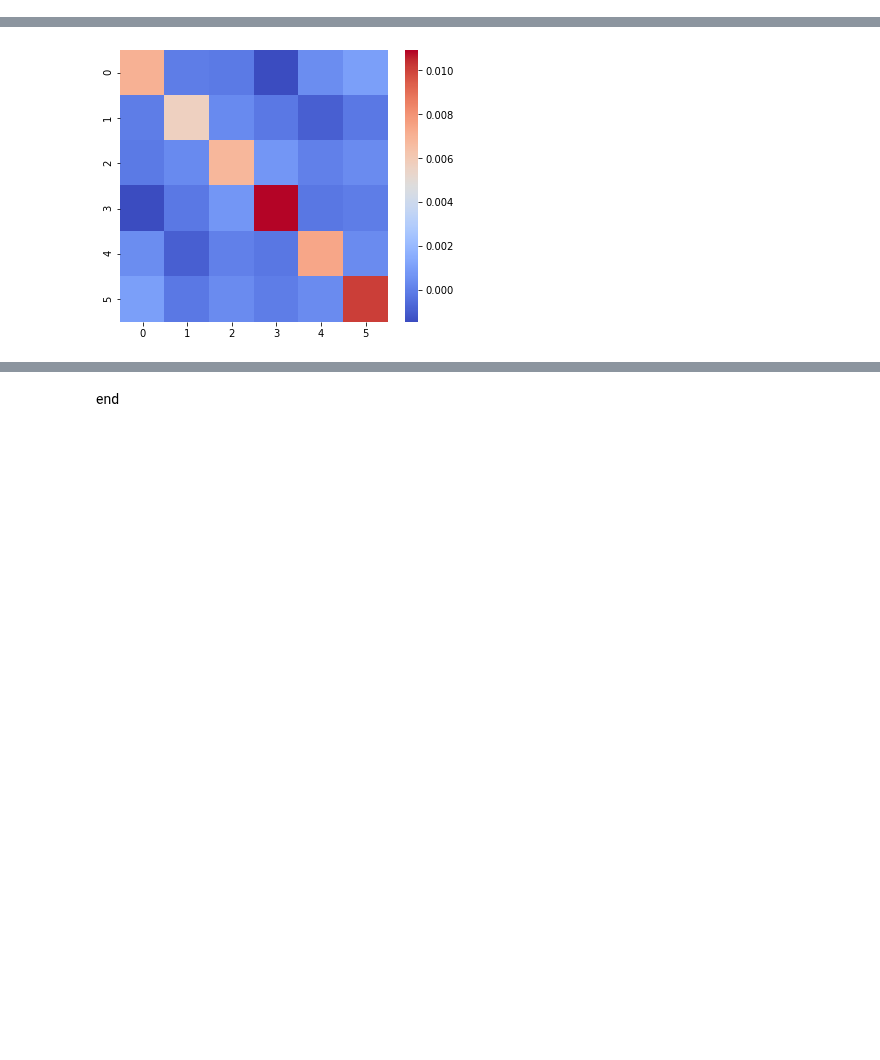
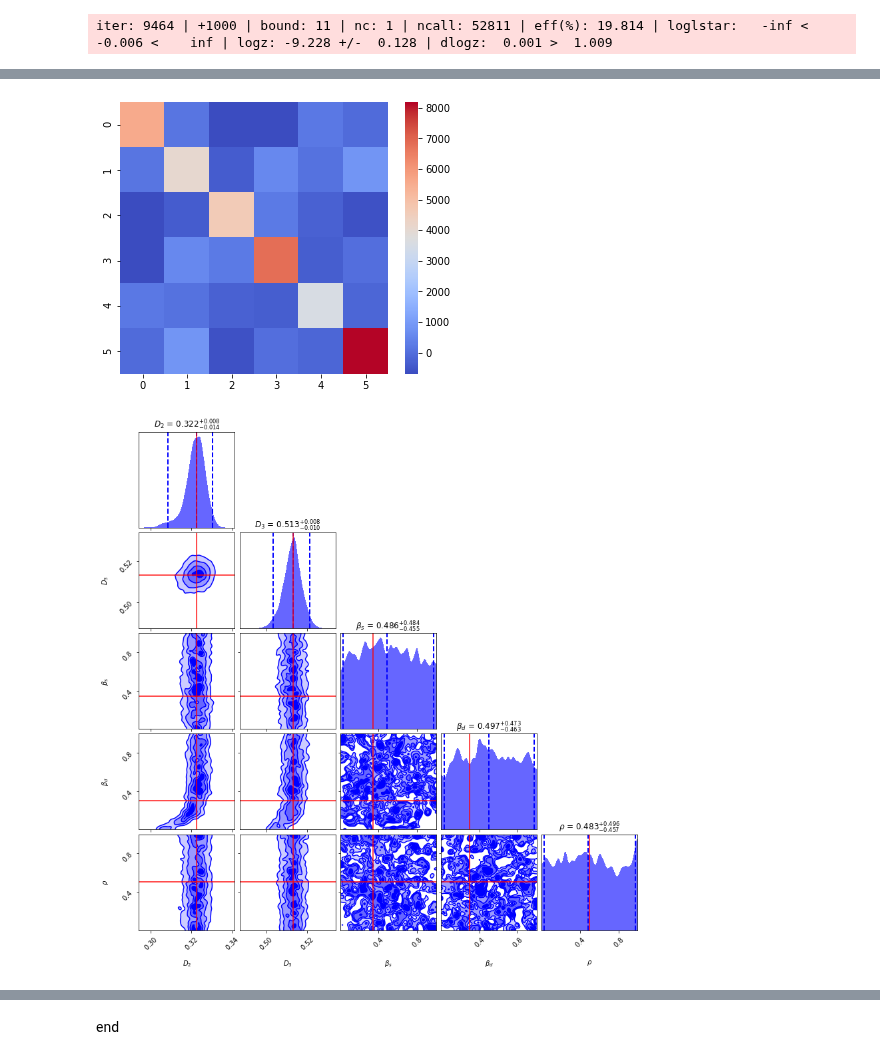
Before and after one commit to gioacchinowang/afra, a Jupyter notebook: tutorials/tutorial07.ipynb, the cells around one changed output, grey strips where cells are left out. Drawn from its saved outputs; the diff is of its cells as text; code cells hidden in the pictures; blank space fills up the shorter version.

```diff
--- a/tutorials/tutorial07.ipynb
+++ b/tutorials/tutorial07.ipynb
@@ -283,7 +244,7 @@ fullbeam[95] = fwhm[1]
 fullbeam[150] = fwhm[2]
 
 pipeline = af.tpfpipe(fullmap,mask=mask.reshape(1,-1),variances=fullvar,fwhms=fullbeam)
-mock_cov = pipeline.preprocess_simple(aposcale=APOSCALE,psbin=PSBIN,nsamp=RESAMP)[1]
+mock_cov = pipeline.preprocess(aposcale=APOSCALE,psbin=PSBIN,nsamp=RESAMP)[1]
 
 fig,ax = plt.subplots(figsize=(6,5))
 sns.heatmap(mock_cov,cmap='coolwarm',annot=False,ax=ax)
@@ -310,5 +271,19 @@ print ('fg truths: ',c.params)
 print ('cmb truths: ',b.params)
 
 mock_bp = vec_simple(c.bandpower()+b.bandpower())
+
+KWARGS = {'nlive':1000}
+
+pipeline.background = b
+pipeline.foreground = c
+result = pipeline.analyse(mock_bp,mock_cov,kwargs=KWARGS)
+
+truths = list(auto_cmb_t[1][1:]/1.e+4) + [(5.-3.3)/5.,1.5/5.,0.5]
+labels = [r'$D_2$',r'$D_3$',r'$\beta_s$',r'$\beta_d$',r'$\rho$']
+
+fg, ax = dyplot.cornerplot(result, color='blue', truths=truths,
+                           labels=labels, use_math_text=True,
+                           truth_color='red', show_titles=True,title_fmt='.3f',
+                           max_n_ticks=3, quantiles=[0.025, 0.5, 0.975])
 # %% [output]
 fg truths:  {'beta_s': -3.0, 'beta_d': 1.5, 'rho': 0.0}
@@ -317,0 +291 @@ Wall time: 44.7 s
+iter: 9464 | +1000 | bound: 11 | nc: 1 | ncall: 52811 | eff(%): 19.814 | loglstar:   -inf < -0.006 <    inf | logz: -9.228 +/-  0.128 | dlogz:  0.001 >  1.009
@@ -318 +294,2 @@ Wall time: 44.7 s
-[figure, old version]
+[figure, new version]
+[figure, added]
```
Also changed, not shown: parts of 13 cells of this notebook, 15 other files.
